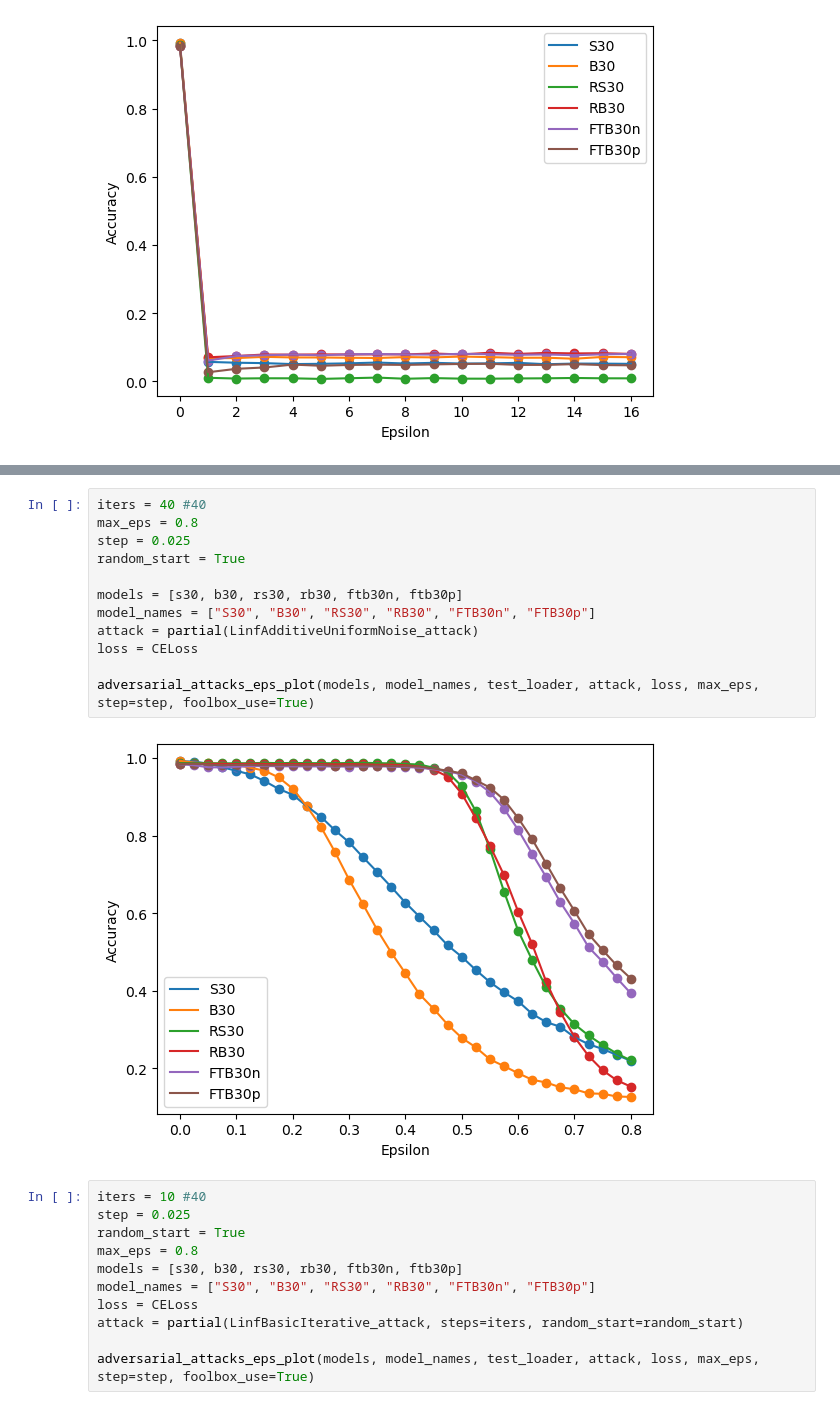
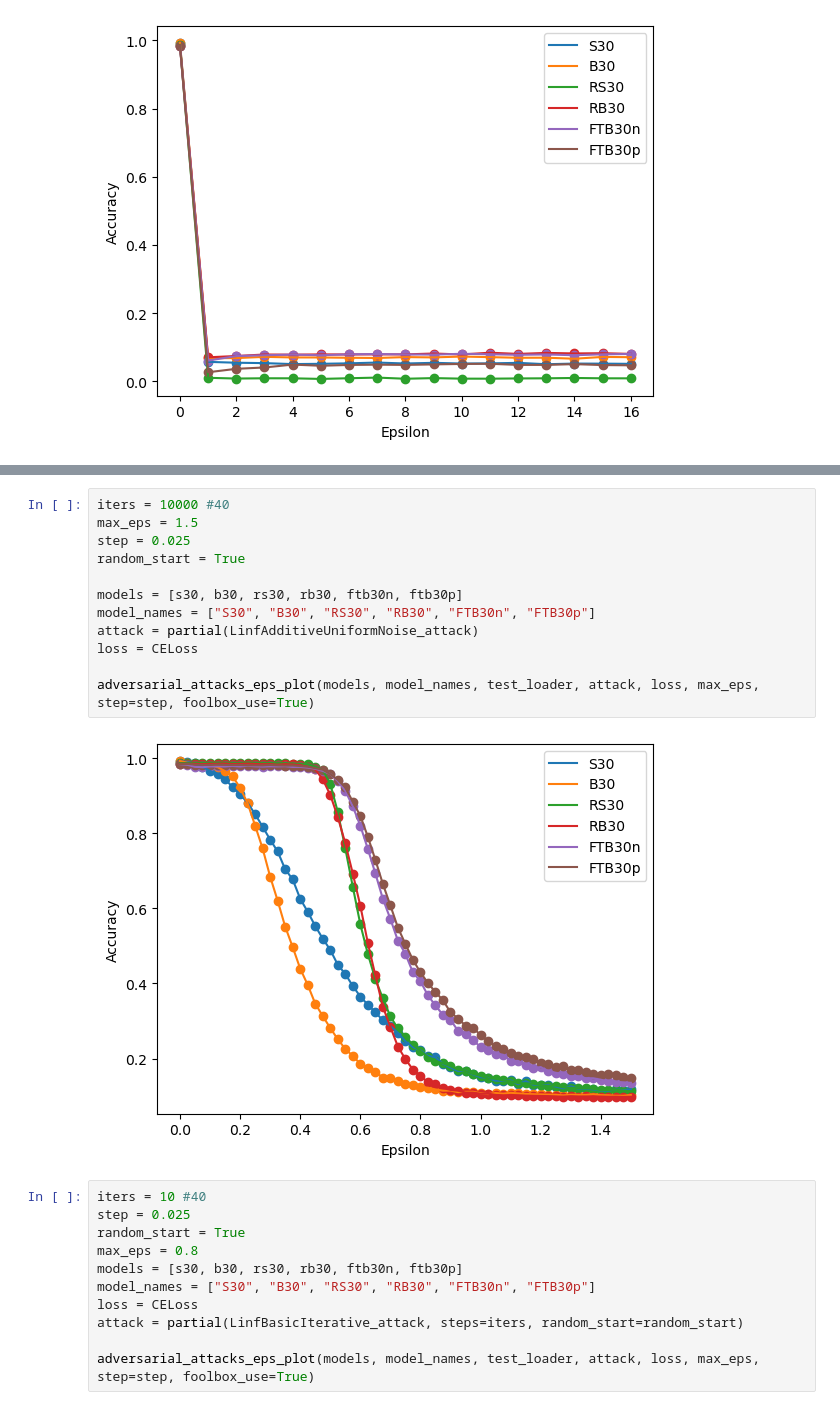
Before and after one commit to hugorecio-7/Praktikak-PrototypeDNN-Robustness-main, a Jupyter notebook: Adversarial_Attacks_Testing.ipynb, the cells around one changed output, grey strips where cells are left out. Cells and saved outputs as stored; diff of their text form.

```diff
--- a/Adversarial_Attacks_Testing.ipynb
+++ b/Adversarial_Attacks_Testing.ipynb
@@ -132,17 +132,17 @@ adversarial_attacks_eps_plot(models, model_names, test_loader, attack, loss, max
 # %%
-iters = 40 #40
-max_eps = 0.8
+iters = 10000 #40
+max_eps = 1.5
 step = 0.025
 random_start = True
 
 models = [s30, b30, rs30, rb30, ftb30n, ftb30p]
 model_names = ["S30", "B30", "RS30", "RB30", "FTB30n", "FTB30p"]
 attack = partial(LinfAdditiveUniformNoise_attack)
 loss = CELoss
 
 adversarial_attacks_eps_plot(models, model_names, test_loader, attack, loss, max_eps, step=step, foolbox_use=True)
 # %% [output]
-[figure, old version]
+[figure, new version]
 # %%
 iters = 10 #40
 step = 0.025
```
Also changed, not shown: parts of 9 cells of this notebook, 2 other files.
